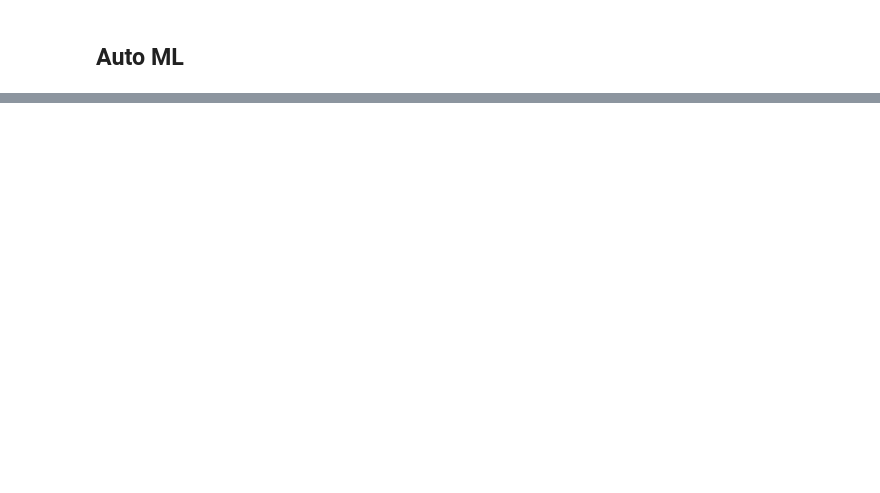
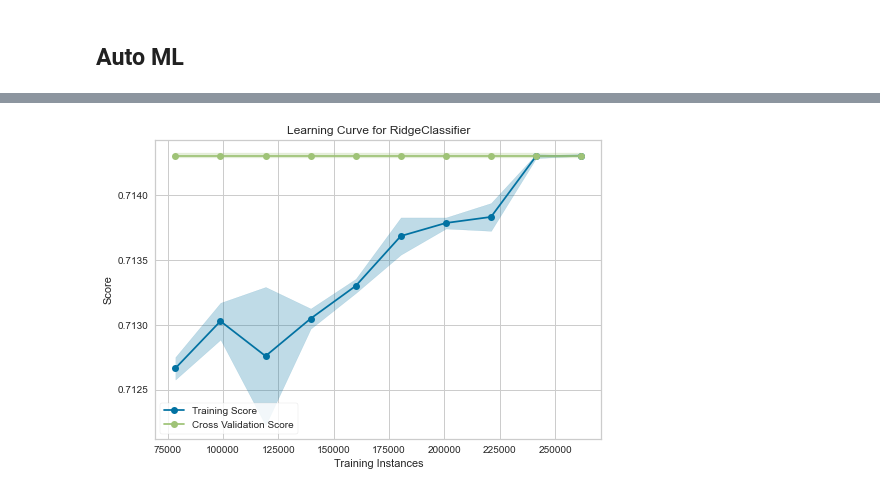
Before and after one commit to woojuro4/bus_users_prediction, a Jupyter notebook: ML/중급.ipynb, the cells around one changed output, grey strips where cells are left out. Cells and saved outputs as stored; diff of their text form; code cells hidden in the pictures; blank space fills up the shorter version.

```diff
--- a/ML/중급.ipynb
+++ b/ML/중급.ipynb
@@ -434,0 +560,2 @@ best_5 = compare_models(sort = 'Accuracy', n_select = 5)
+# %%
+RidgeClassifier = create_model('ridge')
@@ -434,0 +576,2 @@ best_5 = compare_models(sort = 'Accuracy', n_select = 5)
+# %%
+tuned_RidgeClassifier = tune_model(RidgeClassifier)
@@ -434,0 +592,4 @@ best_5 = compare_models(sort = 'Accuracy', n_select = 5)
+# %%
+plot_model(estimator = tuned_RidgeClassifier, plot = 'learning')
+# %% [output]
+[figure, added]
```
Also changed, not shown: parts of 57 cells of this notebook.
